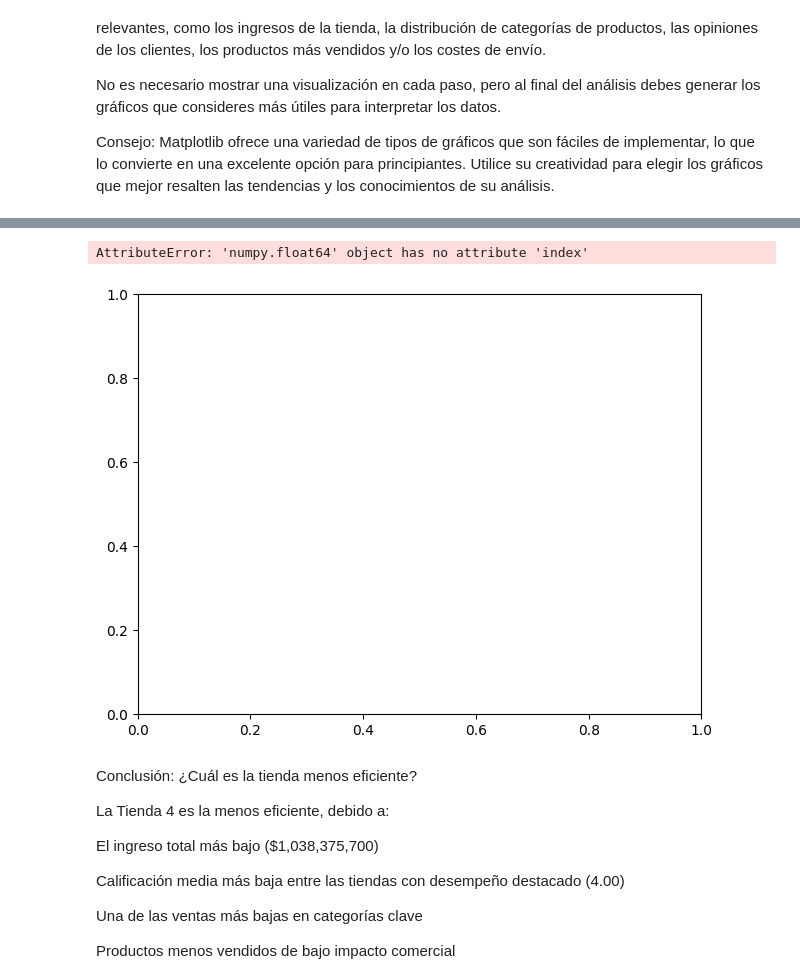
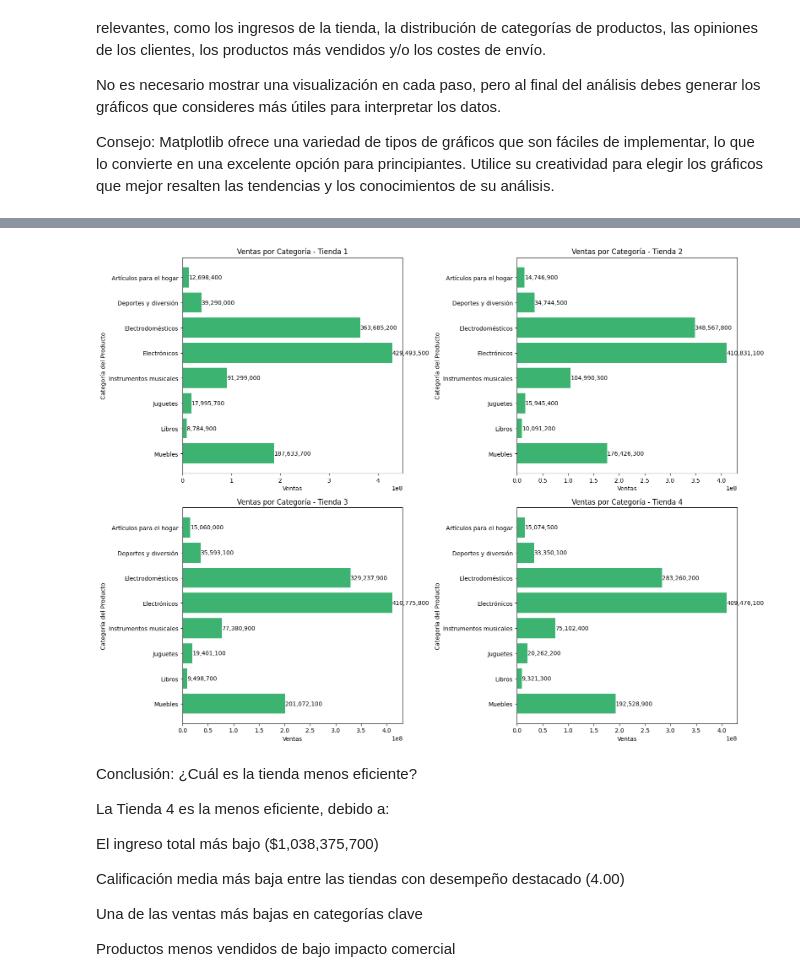
Before and after one commit to SilvanaCicchitti/Challenge_2, a Jupyter notebook: AluraStoreLatam.ipynb, the cells around one changed output, grey strips where cells are left out. Cells and saved outputs as stored; diff of their text form; code cells hidden in the pictures.

```diff
--- a/AluraStoreLatam.ipynb
+++ b/AluraStoreLatam.ipynb
@@ -264,12 +266,15 @@ plt.show()
 # %%
 import matplotlib.pyplot as plt
 
+
+
 # Nombres de las tiendas
 nombres_tiendas = ["Tienda 1", "Tienda 2", "Tienda 3", "Tienda 4"]
+costos= [costo_envio_tienda1, costo_envio_tienda2, costo_envio_tienda3, costo_envio_tienda4]
 
 # Crear la figura
 plt.figure(figsize=(8, 5))
-plt.bar(nombres_tiendas, costos, color='coral')
+plt.bar(nombres_tiendas, costos, color='green')
 
 # Títulos y etiquetas
 plt.title("Costo de Envío Promedio por Tienda")
@@ -288,30 +292,34 @@ NameError: name 'costos' is not defined
 # %%
 import matplotlib.pyplot as plt
+
+ingreso1 = tienda.groupby('Categoría del Producto')['Precio'].sum()
+ingreso2 = tienda2.groupby('Categoría del Producto')['Precio'].sum()
+ingreso3 = tienda3.groupby('Categoría del Producto')['Precio'].sum()
+ingreso4 = tienda4.groupby('Categoría del Producto')['Precio'].sum()
 
 # Lista de DataFrames de ventas por categoría
 ingresos_por_tienda = [ingreso1, ingreso2, ingreso3, ingreso4]
 nombres_tiendas = ['Tienda 1', 'Tienda 2', 'Tienda 3', 'Tienda 4']
 
 # Tamaño general de la figura
 plt.figure(figsize=(16, 12))
 
 # Generar un gráfico por tienda
 for i, (ingresos, nombre) in enumerate(zip(ingresos_por_tienda, nombres_tiendas), start=1):
     plt.subplot(2, 2, i)  # Distribuir en 2 filas, 2 columnas
     plt.barh(ingresos.index, ingresos.values, color='mediumseagreen')
     plt.title(f'Ventas por Categoría - {nombre}')
     plt.xlabel('Ventas')
     plt.ylabel('Categoría del Producto')
     plt.gca().invert_yaxis()  # Para que la categoría más vendida quede arriba
     # Agregar valores al final de las barras
-    for j, valor in enumerate(ventas.values):
-        plt.text(valor, j, f'{valor:,.0f}', va='center')
+    for j, valor in enumerate(ingresos.values):
+      plt.text(valor, j, f'{valor:,.0f}', va='center')
 
 plt.tight_layout()
 plt.show()
 # %% [output]
-AttributeError: 'numpy.float64' object has no attribute 'index'
-[figure, old version]
+[figure, new version]
 # %% [markdown]
 Conclusión: ¿Cuál es la tienda menos eficiente?
 
```
Also changed, not shown: parts of 2 cells of this notebook.
